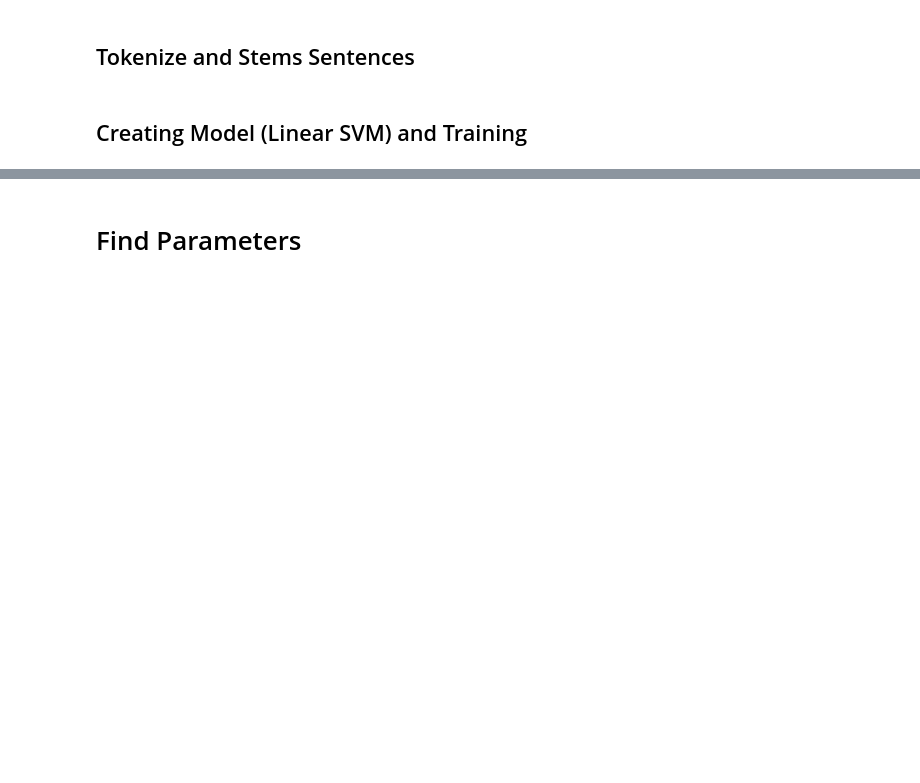
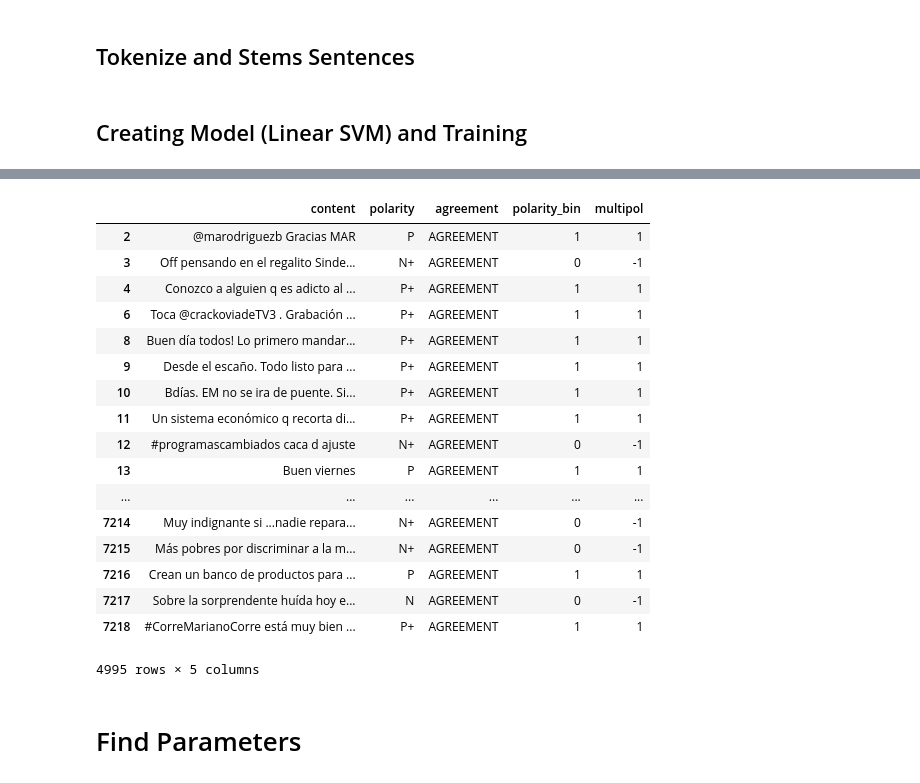
Before and after one commit to vansimonsen/Spanish-NLP, a Jupyter notebook: NLP Test.ipynb, the cells around one changed output, grey strips where cells are left out. Drawn from its saved outputs; the diff is of its cells as text; code cells hidden in the pictures; blank space fills up the shorter version.

```diff
--- a/NLP Test.ipynb
+++ b/NLP Test.ipynb
@@ -186,3 +190,24 @@ Name: polarity_bin, dtype: float64
+# %%
+tweets_corpus
+# %% [output]
+|  | content | polarity | agreement | polarity_bin | multipol |
+| 2 | @marodriguezb Gracias MAR | P | AGREEMENT | 1 | 1 |
+| 3 | Off pensando en el regalito Sinde... | N+ | AGREEMENT | 0 | -1 |
+| 4 | Conozco a alguien q es adicto al ... | P+ | AGREEMENT | 1 | 1 |
+| 6 | Toca @crackoviadeTV3 . Grabación ... | P+ | AGREEMENT | 1 | 1 |
+| 8 | Buen día todos! Lo primero mandar... | P+ | AGREEMENT | 1 | 1 |
+| 9 | Desde el escaño. Todo listo para ... | P+ | AGREEMENT | 1 | 1 |
+| 10 | Bdías. EM no se ira de puente. Si... | P+ | AGREEMENT | 1 | 1 |
+| 11 | Un sistema económico q recorta di... | P+ | AGREEMENT | 1 | 1 |
+| 12 | #programascambiados caca d ajuste | N+ | AGREEMENT | 0 | -1 |
+| 13 | Buen viernes | P | AGREEMENT | 1 | 1 |
+| ... | ... | ... | ... | ... | ... |
+| 7214 | Muy indignante si ...nadie repara... | N+ | AGREEMENT | 0 | -1 |
+| 7215 | Más pobres por discriminar a la m... | N+ | AGREEMENT | 0 | -1 |
+| 7216 | Crean un banco de productos para ... | P | AGREEMENT | 1 | 1 |
+| 7217 | Sobre la sorprendente huída hoy e... | N | AGREEMENT | 0 | -1 |
+| 7218 | #CorreMarianoCorre está muy bien ... | P+ | AGREEMENT | 1 | 1 |
+4995 rows × 5 columns
 # %% [markdown]
 # Find Parameters
 # %%
```
Also changed, not shown: parts of 10 cells of this notebook, 2 other files.
